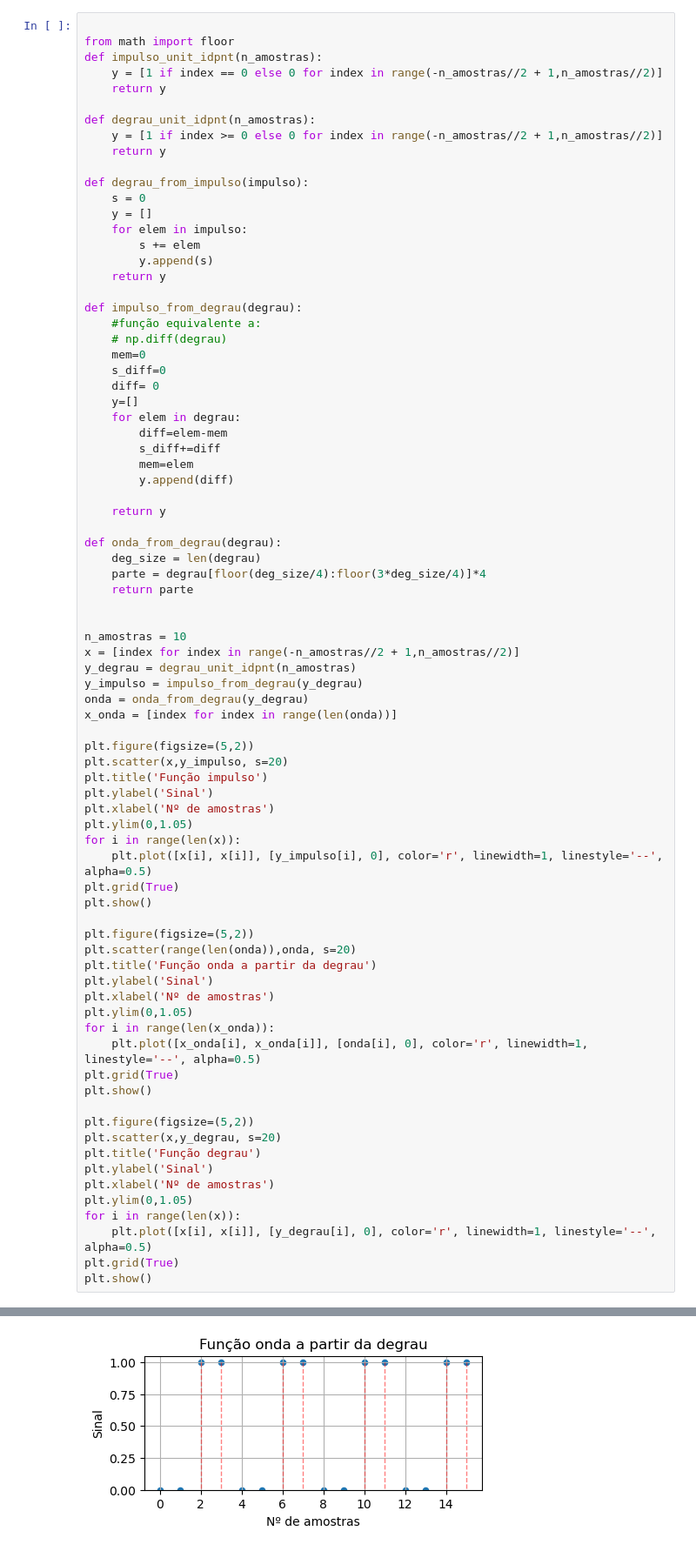
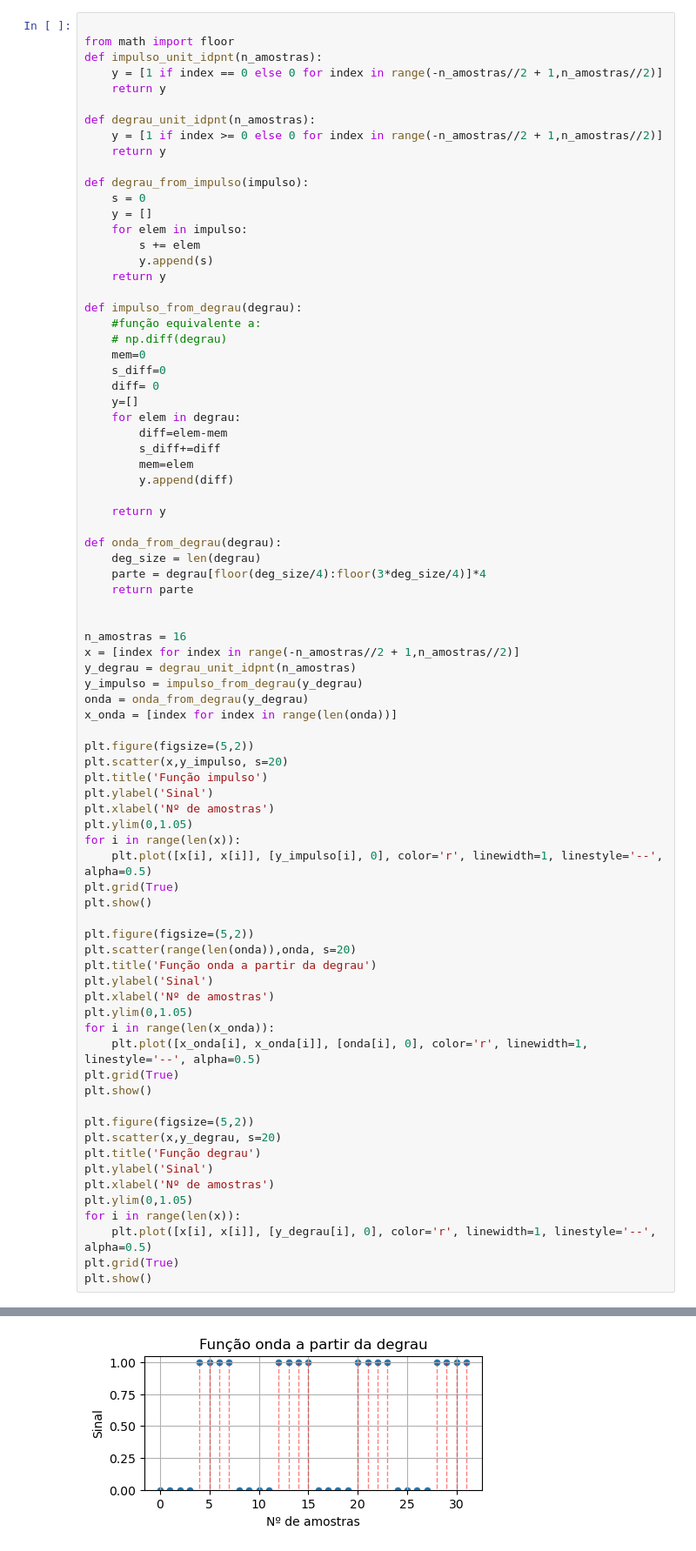
Before and after one commit to abrxao/faculdade, a Jupyter notebook: semestre_4/sinais_e_sistemas/atividade_1.ipynb, the cells around one changed output, grey strips where cells are left out. Shown at 87% size. Drawn from its saved outputs; the diff is of its cells as text.

```diff
--- a/semestre_4/sinais_e_sistemas/atividade_1.ipynb
+++ b/semestre_4/sinais_e_sistemas/atividade_1.ipynb
@@ -164,7 +166,7 @@ def onda_from_degrau(degrau):
     return parte
 
 
-n_amostras = 10
+n_amostras = 16
 x = [index for index in range(-n_amostras//2 + 1,n_amostras//2)]
 y_degrau = degrau_unit_idpnt(n_amostras)
 y_impulso = impulso_from_degrau(y_degrau)
@@ -208 +210 @@ plt.show()
-[figure, old version]
+[figure, new version]
```
Also changed, not shown: parts of 6 cells of this notebook.
